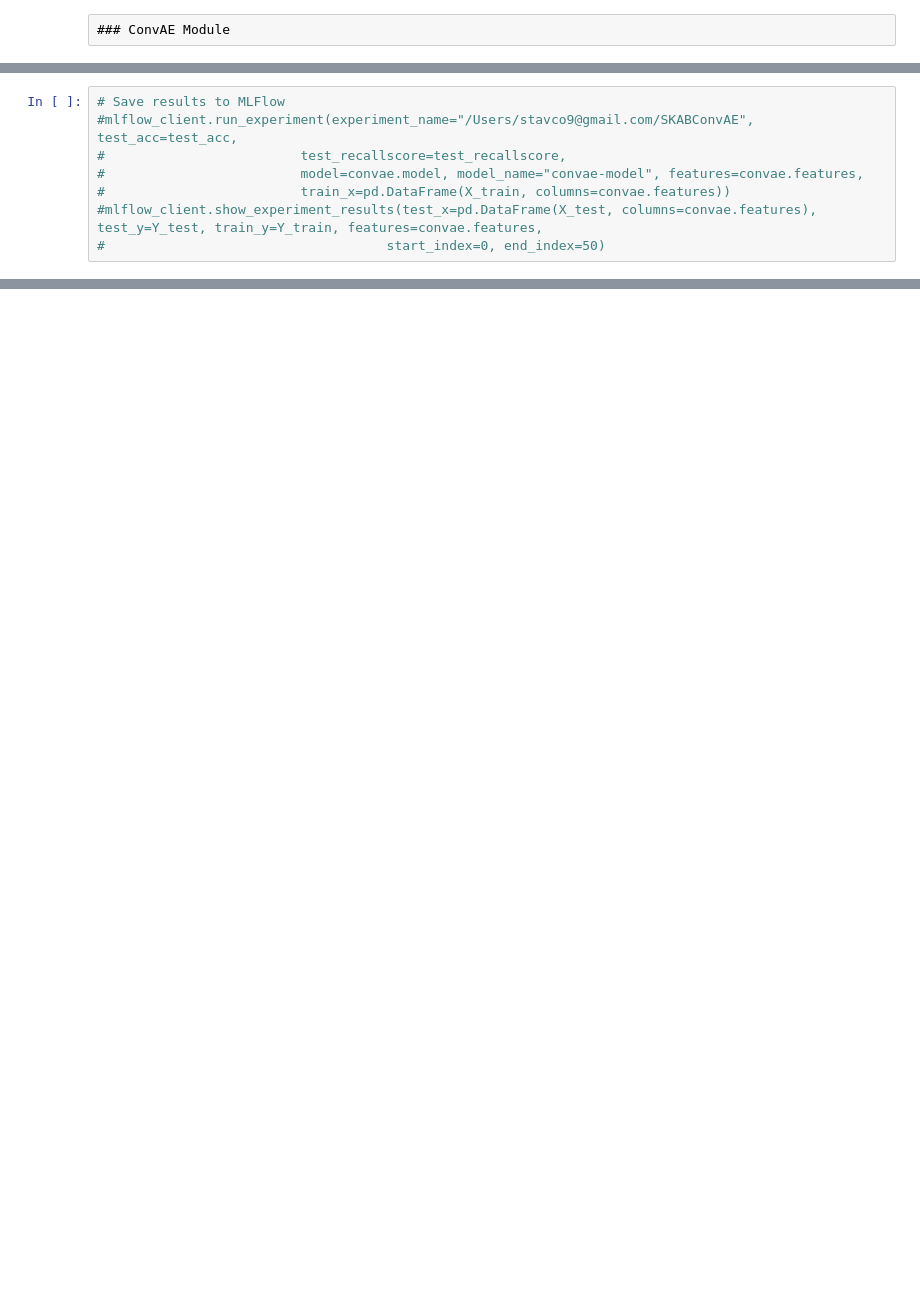
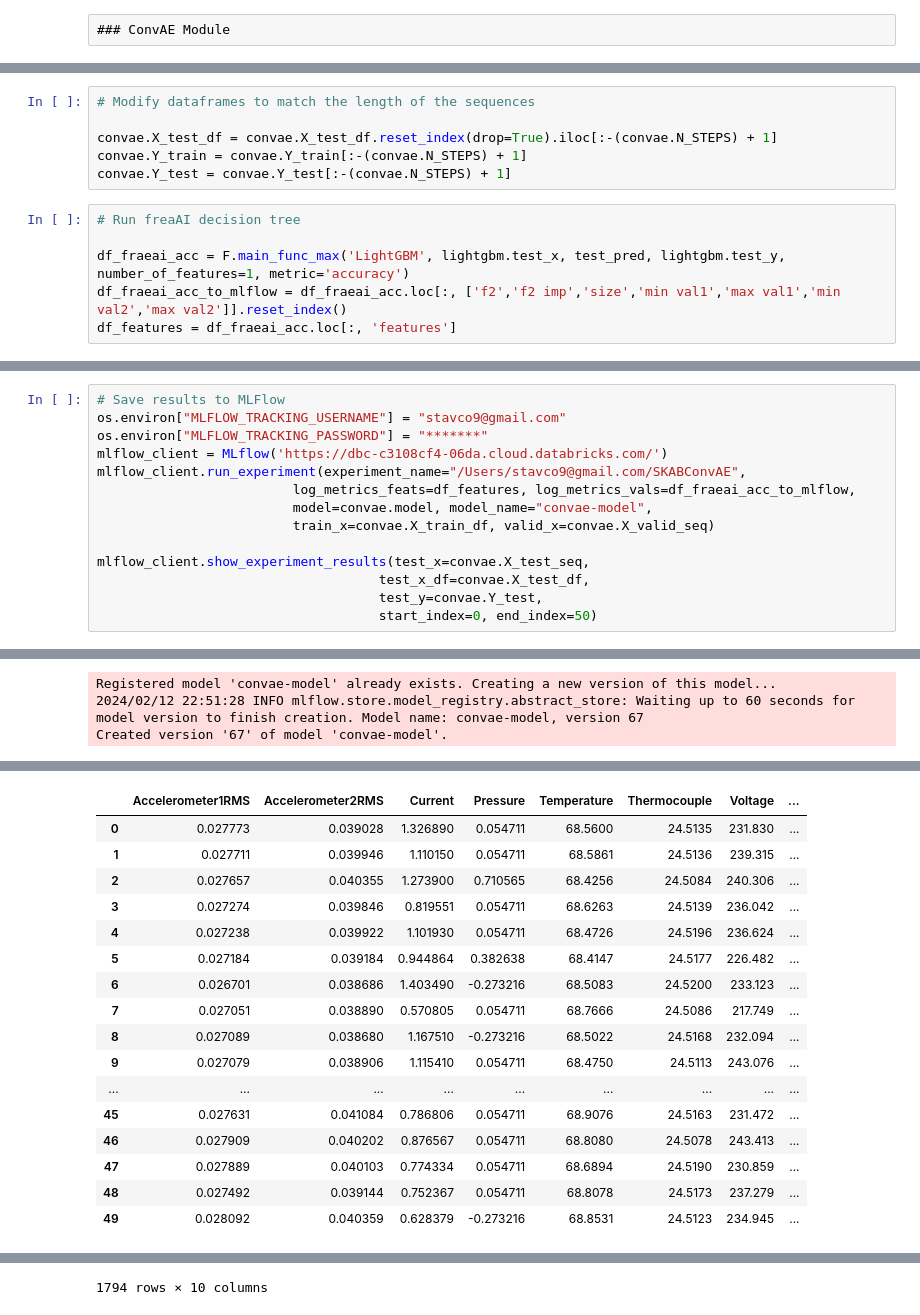
Before and after one commit to stavco9/mlops-final-project, a Jupyter notebook: main.ipynb, the cells around one changed output, grey strips where cells are left out. Cells and saved outputs as stored; diff of their text form; blank space fills up the shorter version.

```diff
--- a/main.ipynb
+++ b/main.ipynb
@@ -126,0 +166,12 @@ WARNING:absl:There is a known slowdown when using v2.11+ Keras optimizers on M1/
+# %%
+# Modify dataframes to match the length of the sequences
+
+convae.X_test_df = convae.X_test_df.reset_index(drop=True).iloc[:-(convae.N_STEPS) + 1]
+convae.Y_train = convae.Y_train[:-(convae.N_STEPS) + 1]
+convae.Y_test = convae.Y_test[:-(convae.N_STEPS) + 1]
+# %%
+# Run freaAI decision tree
+
+df_fraeai_acc = F.main_func_max('LightGBM', lightgbm.test_x, test_pred, lightgbm.test_y, number_of_features=1, metric='accuracy')
+df_fraeai_acc_to_mlflow = df_fraeai_acc.loc[:, ['f2','f2 imp','size','min val1','max val1','min val2','max val2']].reset_index()
+df_features = df_fraeai_acc.loc[:, 'features']
@@ -127,8 +203,15 @@ WARNING:absl:There is a known slowdown when using v2.11+ Keras optimizers on M1/
 # %%
 # Save results to MLFlow
-#mlflow_client.run_experiment(experiment_name="/Users/stavco9@gmail.com/SKABConvAE", test_acc=test_acc,
-#                         test_recallscore=test_recallscore,
-#                         model=convae.model, model_name="convae-model", features=convae.features,
-#                         train_x=pd.DataFrame(X_train, columns=convae.features))
-#mlflow_client.show_experiment_results(test_x=pd.DataFrame(X_test, columns=convae.features), test_y=Y_test, train_y=Y_train, features=convae.features,
-#                                    start_index=0, end_index=50)
+os.environ["MLFLOW_TRACKING_USERNAME"] = "stavco9@gmail.com"
+os.environ["MLFLOW_TRACKING_PASSWORD"] = "*******"
+mlflow_client = MLflow('https://dbc-c3108cf4-06da.cloud.databricks.com/')
+mlflow_client.run_experiment(experiment_name="/Users/stavco9@gmail.com/SKABConvAE",
+                         log_metrics_feats=df_features, log_metrics_vals=df_fraeai_acc_to_mlflow,
+                         model=convae.model, model_name="convae-model",
+                         train_x=convae.X_train_df, valid_x=convae.X_valid_seq)
+
+mlflow_client.show_experiment_results(test_x=convae.X_test_seq,
+                                    test_x_df=convae.X_test_df,
+                                    test_y=convae.Y_test,
+                                    start_index=0, end_index=50)
+# %% [output]
@@ -134,0 +221,3 @@ WARNING:absl:There is a known slowdown when using v2.11+ Keras optimizers on M1/
+Registered model 'convae-model' already exists. Creating a new version of this model...
+2024/02/12 22:51:28 INFO mlflow.store.model_registry.abstract_store: Waiting up to 60 seconds for model version to finish creation. Model name: convae-model, version 67
+Created version '67' of model 'convae-model'.
@@ -134,0 +226,17 @@ WARNING:absl:There is a known slowdown when using v2.11+ Keras optimizers on M1/
+|  | Accelerometer1RMS | Accelerometer2RMS | Current | Pressure | Temperature | Thermocouple | Voltage | ... |
+| 0 | 0.027773 | 0.039028 | 1.326890 | 0.054711 | 68.5600 | 24.5135 | 231.830 | ... |
+| 1 | 0.027711 | 0.039946 | 1.110150 | 0.054711 | 68.5861 | 24.5136 | 239.315 | ... |
+| 2 | 0.027657 | 0.040355 | 1.273900 | 0.710565 | 68.4256 | 24.5084 | 240.306 | ... |
+| 3 | 0.027274 | 0.039846 | 0.819551 | 0.054711 | 68.6263 | 24.5139 | 236.042 | ... |
+| 4 | 0.027238 | 0.039922 | 1.101930 | 0.054711 | 68.4726 | 24.5196 | 236.624 | ... |
+| 5 | 0.027184 | 0.039184 | 0.944864 | 0.382638 | 68.4147 | 24.5177 | 226.482 | ... |
+| 6 | 0.026701 | 0.038686 | 1.403490 | -0.273216 | 68.5083 | 24.5200 | 233.123 | ... |
+| 7 | 0.027051 | 0.038890 | 0.570805 | 0.054711 | 68.7666 | 24.5086 | 217.749 | ... |
+| 8 | 0.027089 | 0.038680 | 1.167510 | -0.273216 | 68.5022 | 24.5168 | 232.094 | ... |
+| 9 | 0.027079 | 0.038906 | 1.115410 | 0.054711 | 68.4750 | 24.5113 | 243.076 | ... |
+| ... | ... | ... | ... | ... | ... | ... | ... | ... |
+| 45 | 0.027631 | 0.041084 | 0.786806 | 0.054711 | 68.9076 | 24.5163 | 231.472 | ... |
+| 46 | 0.027909 | 0.040202 | 0.876567 | 0.054711 | 68.8080 | 24.5078 | 243.413 | ... |
+| 47 | 0.027889 | 0.040103 | 0.774334 | 0.054711 | 68.6894 | 24.5190 | 230.859 | ... |
+| 48 | 0.027492 | 0.039144 | 0.752367 | 0.054711 | 68.8078 | 24.5173 | 237.279 | ... |
+| 49 | 0.028092 | 0.040359 | 0.628379 | -0.273216 | 68.8531 | 24.5123 | 234.945 | ... |
@@ -134,0 +255 @@ WARNING:absl:There is a known slowdown when using v2.11+ Keras optimizers on M1/
+1794 rows × 10 columns
```
Also changed, not shown: parts of 8 cells of this notebook, 6 other files.
